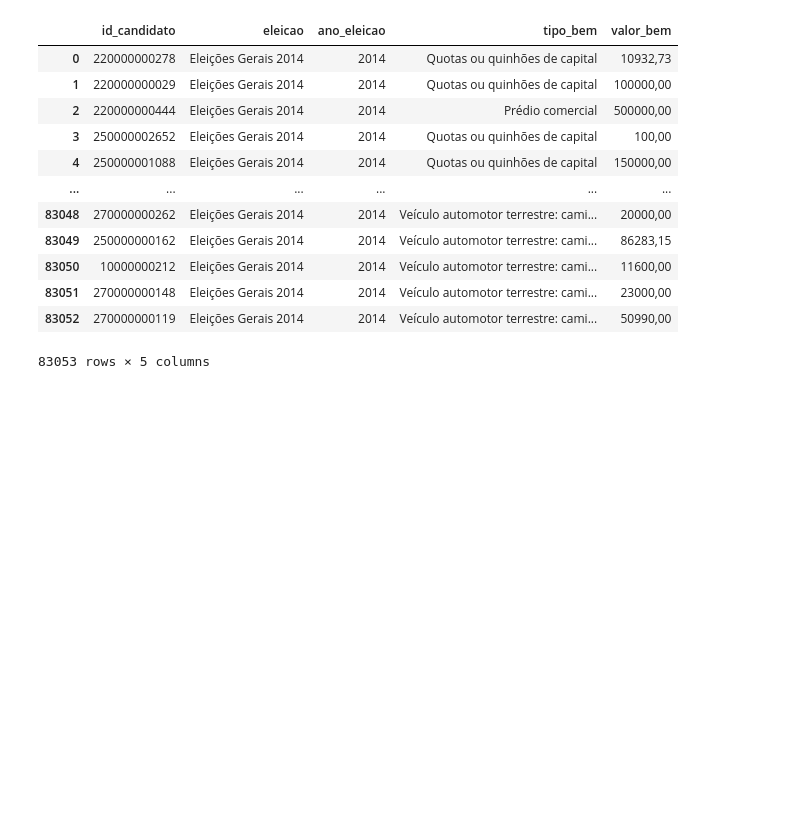
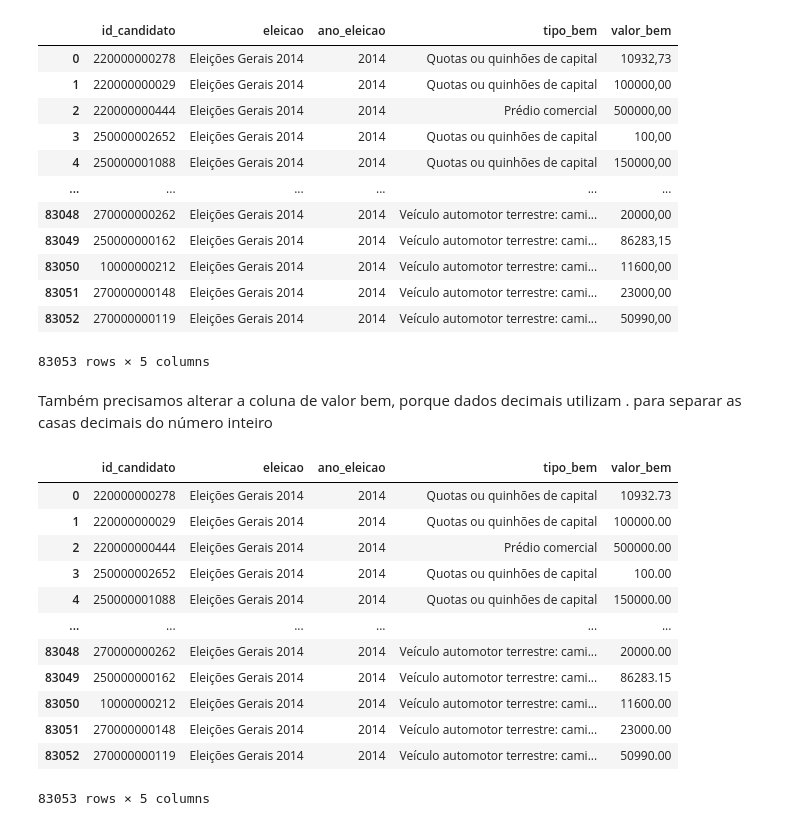
Before and after one commit to GabMeula07/etl_eleicoes, a Jupyter notebook: main.ipynb, the cells around one changed output. Saved outputs shown, nothing was run; the diff lists cells and outputs as text; code cells hidden in the pictures; blank space fills up the shorter version.

```diff
--- a/main.ipynb
+++ b/main.ipynb
@@ -295,3 +295,23 @@ display(df)
 | 83051 | 270000000148 | Eleições Gerais 2014 | 2014 | Veículo automotor terrestre: cami... | 23000,00 |
 | 83052 | 270000000119 | Eleições Gerais 2014 | 2014 | Veículo automotor terrestre: cami... | 50990,00 |
 83053 rows × 5 columns
+# %% [markdown]
+Também precisamos alterar a coluna de valor bem, porque dados decimais utilizam . para separar as casas decimais do número inteiro
+# %%
+df['valor_bem'] = df['valor_bem'].str.replace(',', '.')
+df.valor_bem = pd.to_numeric(df.valor_bem, errors='coerce')
+display(df)
+# %% [output]
+|  | id_candidato | eleicao | ano_eleicao | tipo_bem | valor_bem |
+| 0 | 220000000278 | Eleições Gerais 2014 | 2014 | Quotas ou quinhões de capital | 10932.73 |
+| 1 | 220000000029 | Eleições Gerais 2014 | 2014 | Quotas ou quinhões de capital | 100000.00 |
+| 2 | 220000000444 | Eleições Gerais 2014 | 2014 | Prédio comercial | 500000.00 |
+| 3 | 250000002652 | Eleições Gerais 2014 | 2014 | Quotas ou quinhões de capital | 100.00 |
+| 4 | 250000001088 | Eleições Gerais 2014 | 2014 | Quotas ou quinhões de capital | 150000.00 |
+| ... | ... | ... | ... | ... | ... |
+| 83048 | 270000000262 | Eleições Gerais 2014 | 2014 | Veículo automotor terrestre: cami... | 20000.00 |
+| 83049 | 250000000162 | Eleições Gerais 2014 | 2014 | Veículo automotor terrestre: cami... | 86283.15 |
+| 83050 | 10000000212 | Eleições Gerais 2014 | 2014 | Veículo automotor terrestre: cami... | 11600.00 |
+| 83051 | 270000000148 | Eleições Gerais 2014 | 2014 | Veículo automotor terrestre: cami... | 23000.00 |
+| 83052 | 270000000119 | Eleições Gerais 2014 | 2014 | Veículo automotor terrestre: cami... | 50990.00 |
+83053 rows × 5 columns
```
Also changed, not shown: parts of 1 cell of this notebook, 2 other files.
